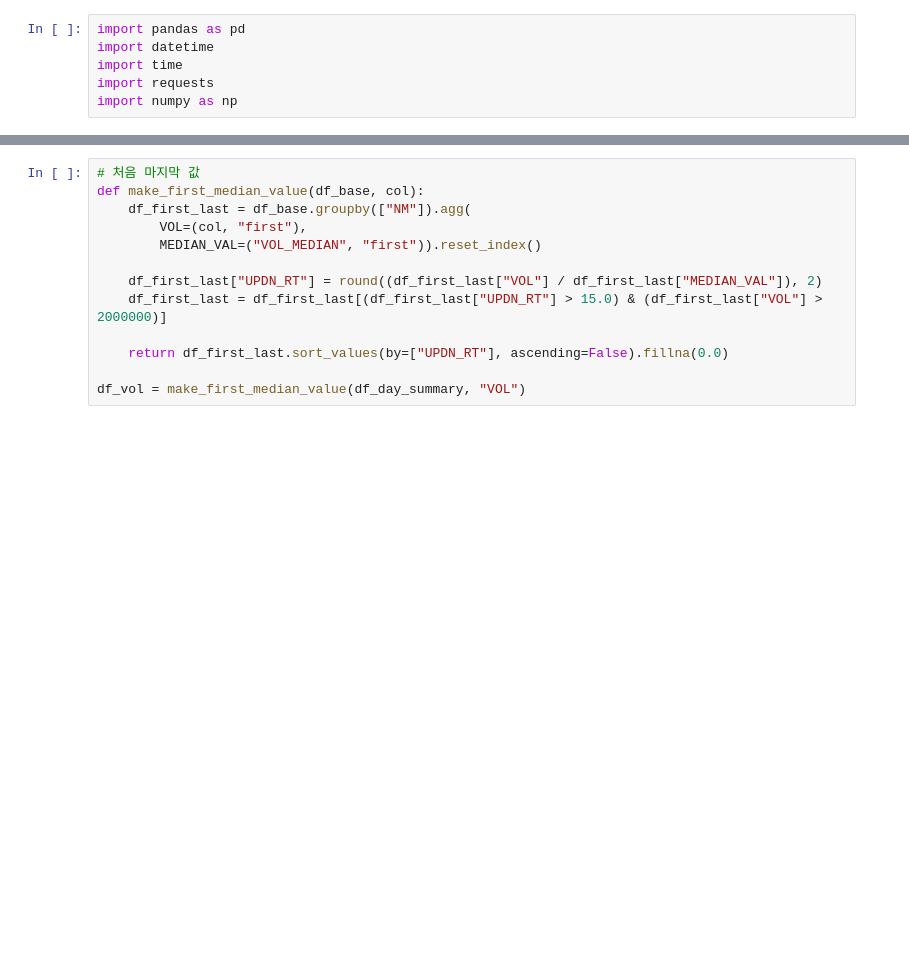
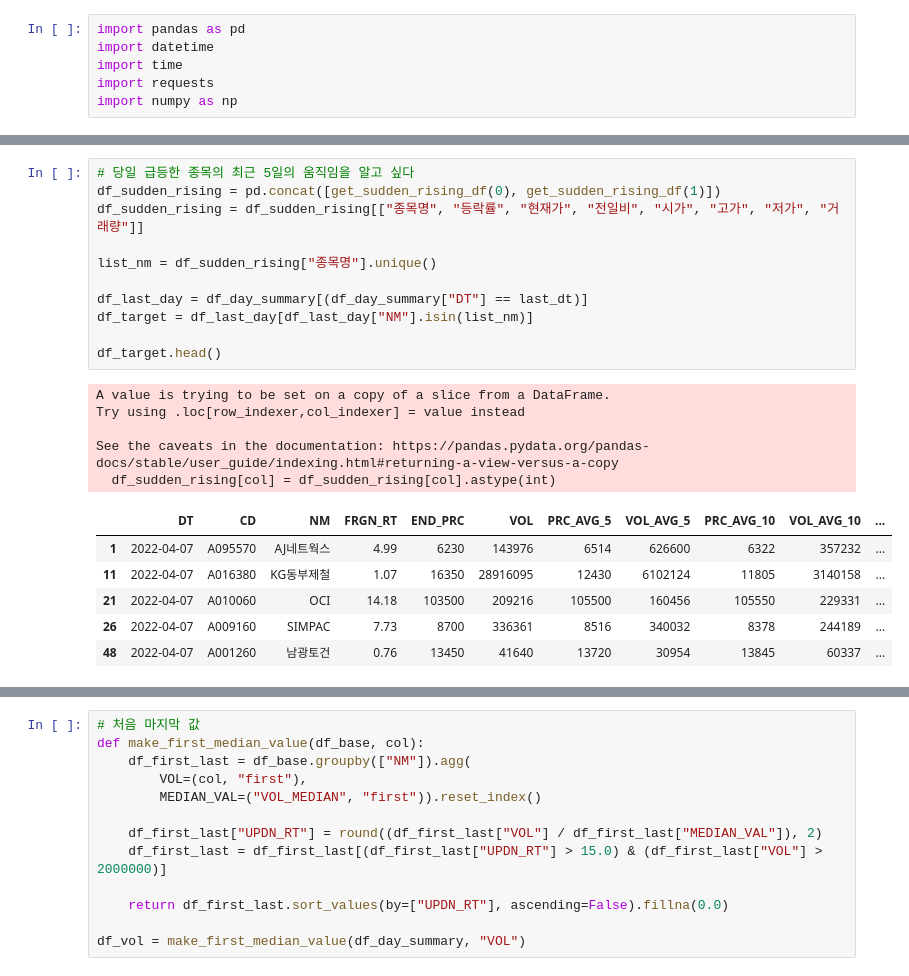
Before and after one commit to etlers/quant, a Jupyter notebook: sudden_rising/sudden_rising.ipynb, the cells around one changed output, grey strips where cells are left out. Drawn from its saved outputs; the diff is of its cells as text; blank space fills up the shorter version.

```diff
--- a/sudden_rising/sudden_rising.ipynb
+++ b/sudden_rising/sudden_rising.ipynb
@@ -6,0 +26,23 @@ import numpy as np
+# %%
+# 당일 급등한 종목의 최근 5일의 움직임을 알고 싶다
+df_sudden_rising = pd.concat([get_sudden_rising_df(0), get_sudden_rising_df(1)])
+df_sudden_rising = df_sudden_rising[["종목명", "등락률", "현재가", "전일비", "시가", "고가", "저가", "거래량"]]
+
+list_nm = df_sudden_rising["종목명"].unique()
+
+df_last_day = df_day_summary[(df_day_summary["DT"] == last_dt)]
+df_target = df_last_day[df_last_day["NM"].isin(list_nm)]
+
+df_target.head()
+# %% [output]
+A value is trying to be set on a copy of a slice from a DataFrame.
+Try using .loc[row_indexer,col_indexer] = value instead
+
+See the caveats in the documentation: https://pandas.pydata.org/pandas-docs/stable/user_guide/indexing.html#returning-a-view-versus-a-copy
+  df_sudden_rising[col] = df_sudden_rising[col].astype(int)
+|  | DT | CD | NM | FRGN_RT | END_PRC | VOL | PRC_AVG_5 | VOL_AVG_5 | PRC_AVG_10 | VOL_AVG_10 | ... |
+| 1 | 2022-04-07 | A095570 | AJ네트웍스 | 4.99 | 6230 | 143976 | 6514 | 626600 | 6322 | 357232 | ... |
+| 11 | 2022-04-07 | A016380 | KG동부제철 | 1.07 | 16350 | 28916095 | 12430 | 6102124 | 11805 | 3140158 | ... |
+| 21 | 2022-04-07 | A010060 | OCI | 14.18 | 103500 | 209216 | 105500 | 160456 | 105550 | 229331 | ... |
+| 26 | 2022-04-07 | A009160 | SIMPAC | 7.73 | 8700 | 336361 | 8516 | 340032 | 8378 | 244189 | ... |
+| 48 | 2022-04-07 | A001260 | 남광토건 | 0.76 | 13450 | 41640 | 13720 | 30954 | 13845 | 60337 | ... |
```
Also changed, not shown: parts of 21 cells of this notebook, 23 other files.
